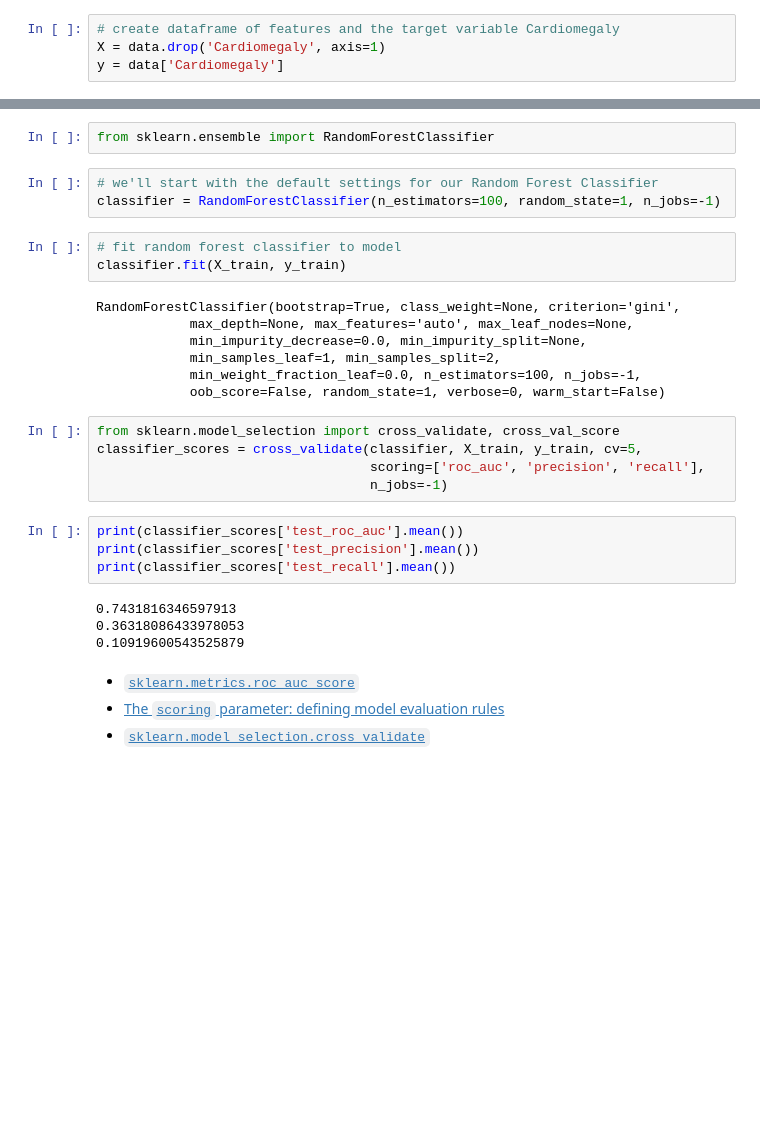
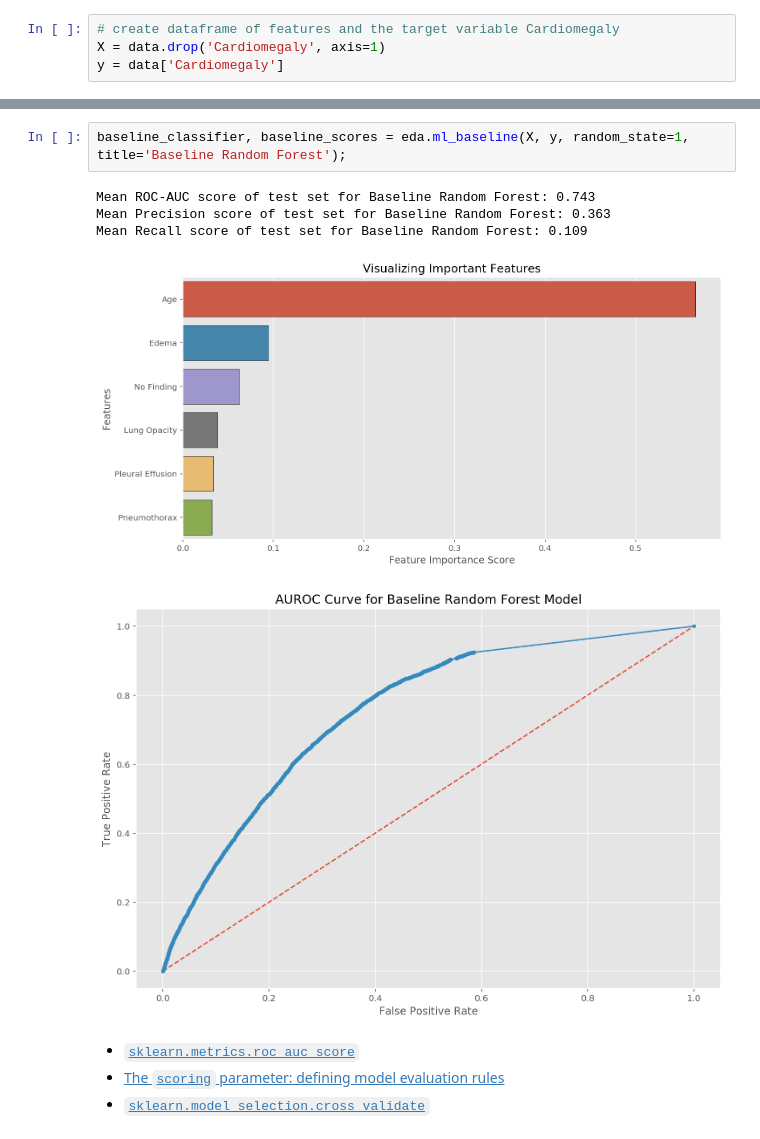
Before and after one commit to earny-joe/Springboard-DS-Portfolio, a Jupyter notebook: capstone_2/exploration/chexpert_eda-final.ipynb, the cells around one changed output, grey strips where cells are left out. Cells and saved outputs as stored; diff of their text form; blank space fills up the shorter version.

Commit message:
completed 3 RF models in EDA to predict cardiomegaly using CSV file

```diff
--- a/capstone_2/exploration/chexpert_eda-final.ipynb
+++ b/capstone_2/exploration/chexpert_eda-final.ipynb
@@ -652,31 +646,11 @@ X_train, X_test, y_train, y_test = train_test_split(X, y, test_size=0.3, random_
-# %%
-from sklearn.ensemble import RandomForestClassifier
-# %%
-# we'll start with the default settings for our Random Forest Classifier
-classifier = RandomForestClassifier(n_estimators=100, random_state=1, n_jobs=-1)
-# %%
-# fit random forest classifier to model
-classifier.fit(X_train, y_train)
-# %% [output]
-RandomForestClassifier(bootstrap=True, class_weight=None, criterion='gini',
-            max_depth=None, max_features='auto', max_leaf_nodes=None,
-            min_impurity_decrease=0.0, min_impurity_split=None,
-            min_samples_leaf=1, min_samples_split=2,
-            min_weight_fraction_leaf=0.0, n_estimators=100, n_jobs=-1,
-            oob_score=False, random_state=1, verbose=0, warm_start=False)
-# %%
-from sklearn.model_selection import cross_validate, cross_val_score
-classifier_scores = cross_validate(classifier, X_train, y_train, cv=5,
-                                   scoring=['roc_auc', 'precision', 'recall'],
-                                   n_jobs=-1)
-# %%
-print(classifier_scores['test_roc_auc'].mean())
-print(classifier_scores['test_precision'].mean())
-print(classifier_scores['test_recall'].mean())
-# %% [output]
-0.7431816346597913
-0.36318086433978053
-0.10919600543525879
+# %%
+baseline_classifier, baseline_scores = eda.ml_baseline(X, y, random_state=1, title='Baseline Random Forest');
+# %% [output]
+Mean ROC-AUC score of test set for Baseline Random Forest: 0.743
+Mean Precision score of test set for Baseline Random Forest: 0.363
+Mean Recall score of test set for Baseline Random Forest: 0.109
+[figure, added]
+[figure, added]
 # %% [markdown]
 - [`sklearn.metrics.roc_auc_score`](https://scikit-learn.org/stable/modules/generated/sklearn.metrics.roc_auc_score.html#sklearn.metrics.roc_auc_score)
 - [The `scoring` parameter: defining model evaluation rules](https://scikit-learn.org/stable/modules/model_evaluation.html#scoring-parameter)
```
Also changed, not shown: parts of 13 cells of this notebook, 1 other file.
